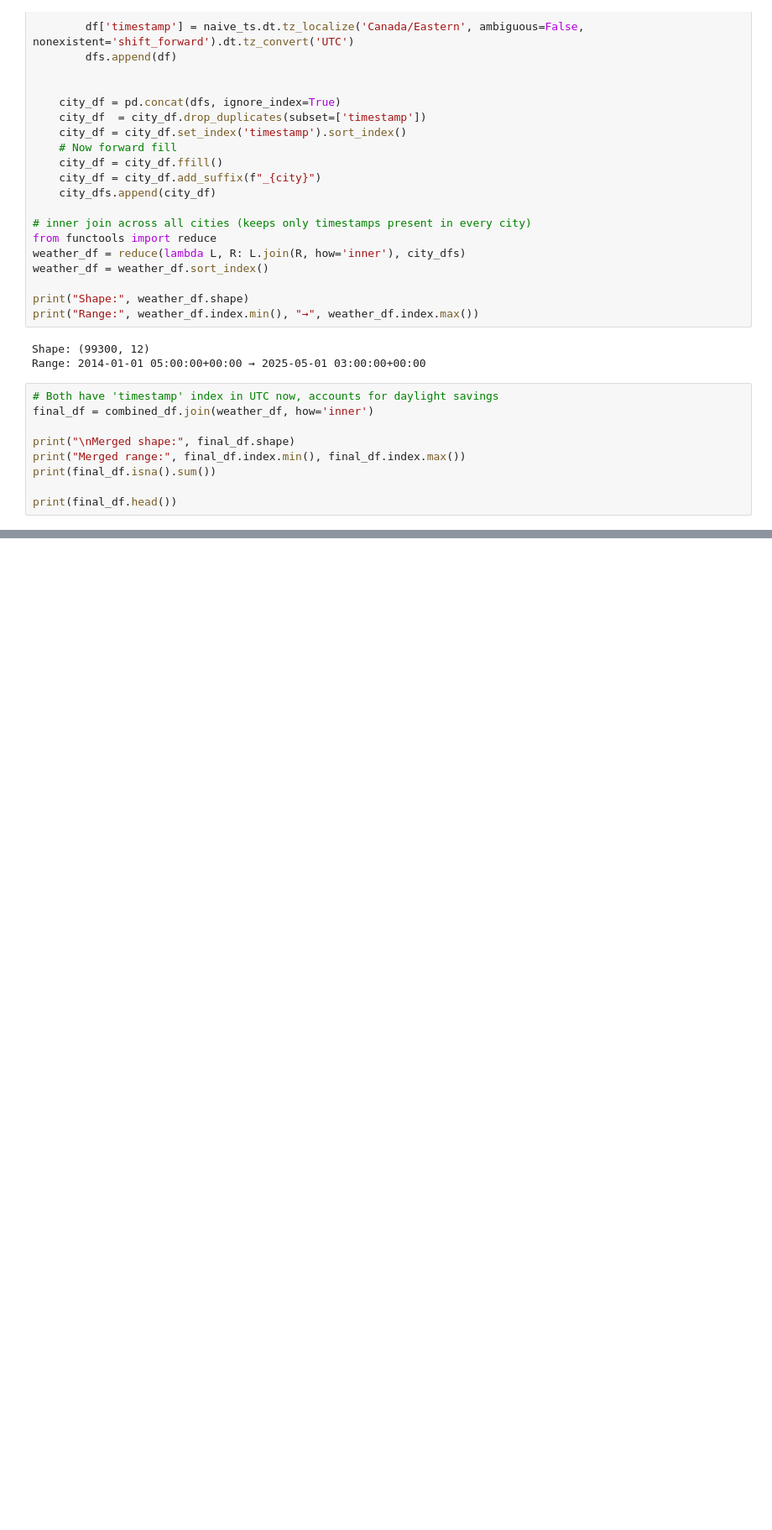
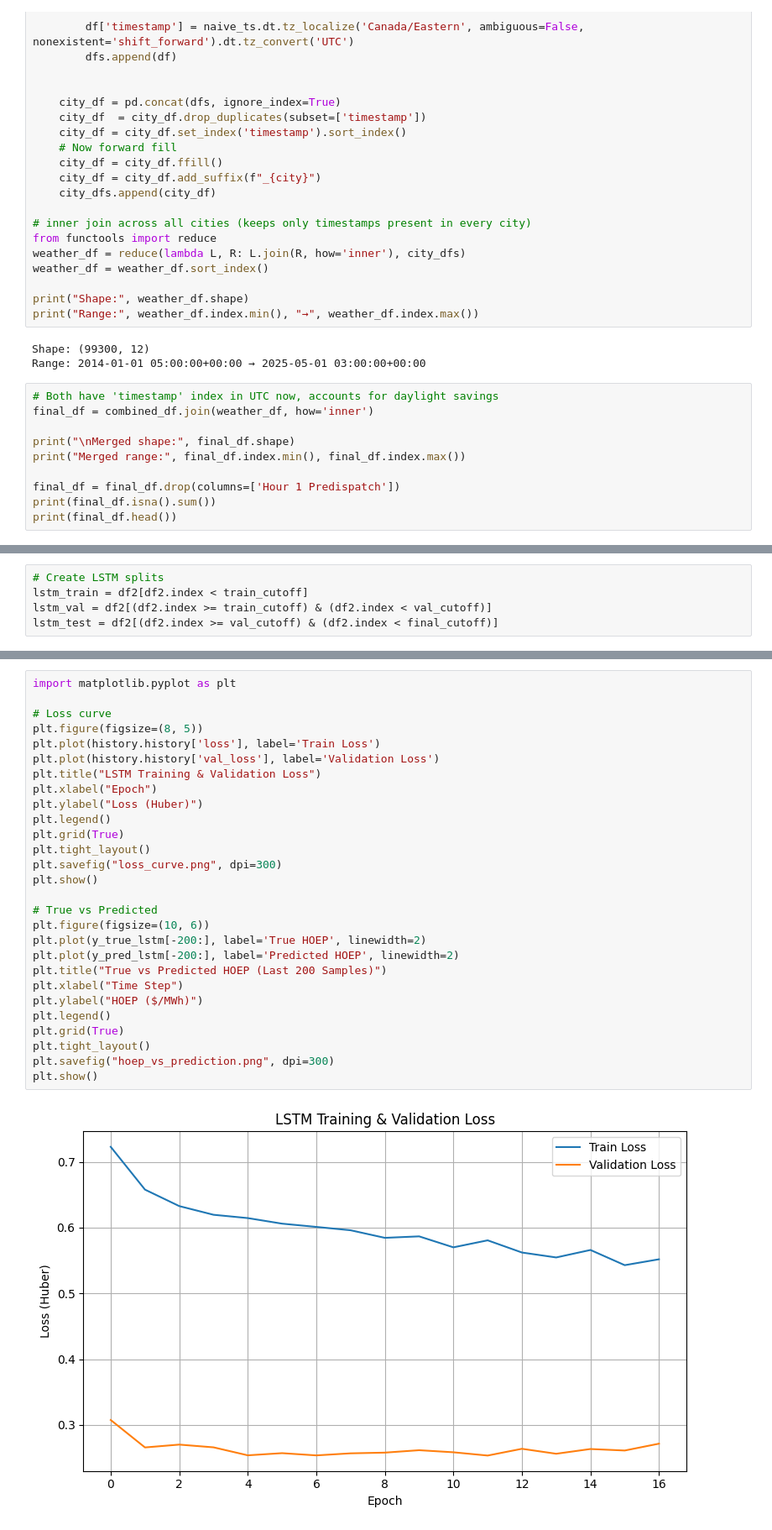
Before and after one commit to MusaE5/ontario-electricity-forecasting, a Jupyter notebook: forecasting_2013-2025_weather.ipynb, the cells around one changed output, grey strips where cells are left out. Shown at 84% size. Saved outputs shown, nothing was run; the diff lists cells and outputs as text; blank space fills up the shorter version.

Commit message:
Update with LSTM

```diff
--- a/forecasting_2013-2025_weather.ipynb
+++ b/forecasting_2013-2025_weather.ipynb
@@ -133,8 +133,9 @@ final_df = combined_df.join(weather_df, how='inner')
 
 print("\nMerged shape:", final_df.shape)
 print("Merged range:", final_df.index.min(), final_df.index.max())
+
+final_df = final_df.drop(columns=['Hour 1 Predispatch'])
 print(final_df.isna().sum())
-
 print(final_df.head())
 # %% [output]
 Merged shape: (99300, 17)
@@ -302,3 +390,8 @@ feature_names = X_train.columns.tolist()
+# %%
+# Create LSTM splits
+lstm_train = df2[df2.index < train_cutoff]
+lstm_val = df2[(df2.index >= train_cutoff) & (df2.index < val_cutoff)]
+lstm_test = df2[(df2.index >= val_cutoff) & (df2.index < final_cutoff)]
 # %%
 from sklearn.metrics import mean_squared_error, mean_absolute_error
 
@@ -559,0 +577,30 @@ print(f"Median quantile RMSE: {results['q_50']['rmse']:.2f}")
+# %%
+import matplotlib.pyplot as plt
+
+# Loss curve
+plt.figure(figsize=(8, 5))
+plt.plot(history.history['loss'], label='Train Loss')
+plt.plot(history.history['val_loss'], label='Validation Loss')
+plt.title("LSTM Training & Validation Loss")
+plt.xlabel("Epoch")
+plt.ylabel("Loss (Huber)")
+plt.legend()
+plt.grid(True)
+plt.tight_layout()
+plt.savefig("loss_curve.png", dpi=300)
+plt.show()
+
+# True vs Predicted
+plt.figure(figsize=(10, 6))
+plt.plot(y_true_lstm[-200:], label='True HOEP', linewidth=2)
+plt.plot(y_pred_lstm[-200:], label='Predicted HOEP', linewidth=2)
+plt.title("True vs Predicted HOEP (Last 200 Samples)")
+plt.xlabel("Time Step")
+plt.ylabel("HOEP ($/MWh)")
+plt.legend()
+plt.grid(True)
+plt.tight_layout()
+plt.savefig("hoep_vs_prediction.png", dpi=300)
+plt.show()
+# %% [output]
+[figure, added]
```
Also changed, not shown: parts of 11 cells of this notebook.
